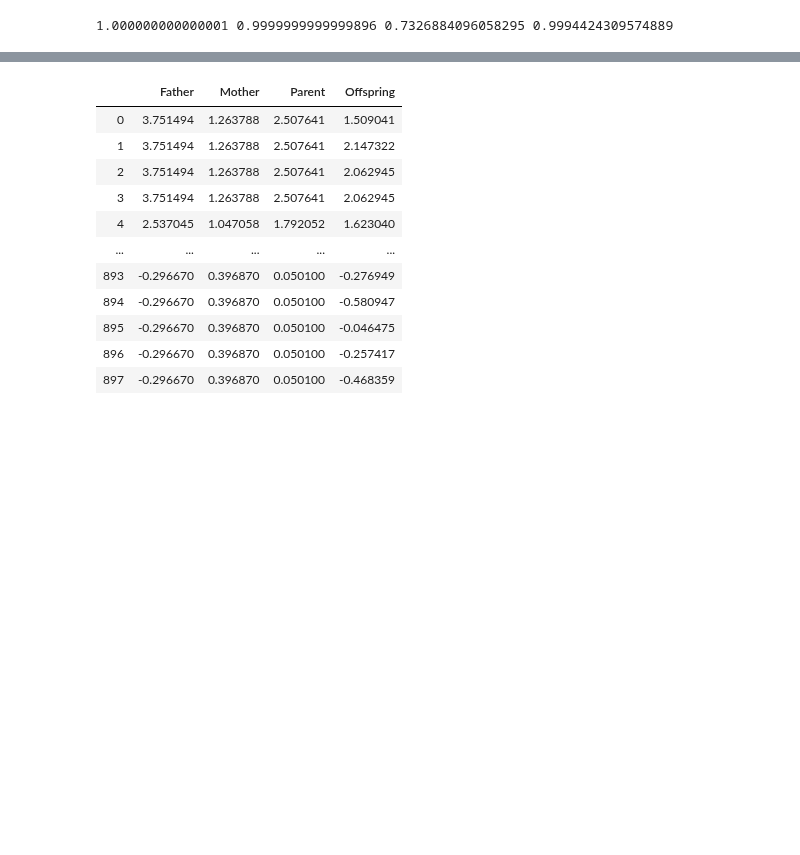
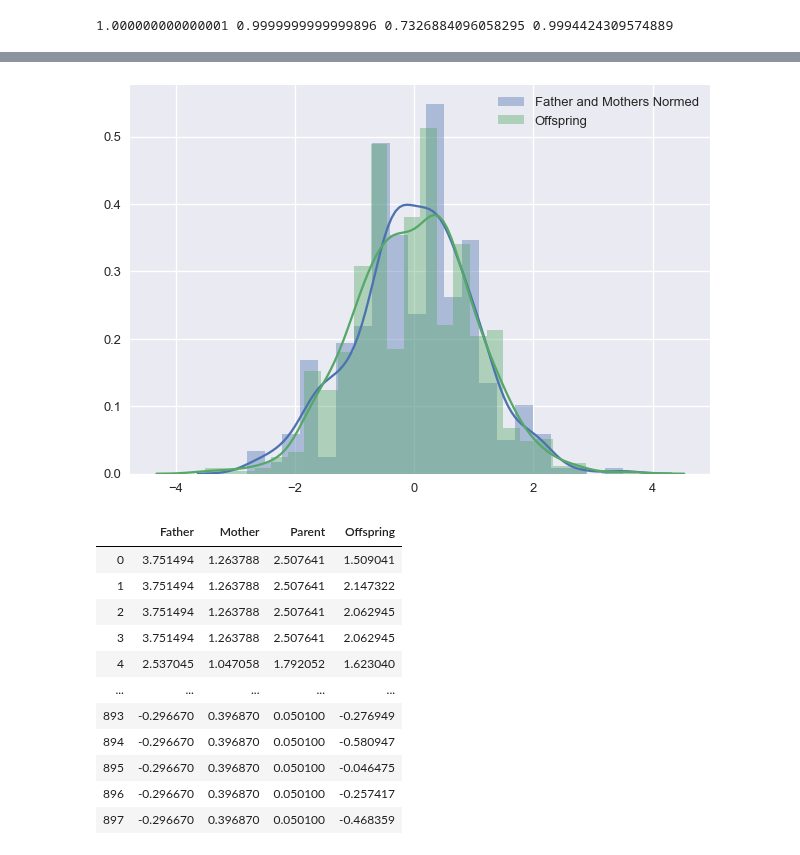
Before and after one commit to jessebmurray/polygenic, a Jupyter notebook: galton.ipynb, the cells around one changed output, grey strips where cells are left out. Drawn from its saved outputs; the diff is of its cells as text; code cells hidden in the pictures; blank space fills up the shorter version.

```diff
--- a/galton.ipynb
+++ b/galton.ipynb
@@ -291,3 +318,21 @@ galton_norm.Offspring.std())
+# %%
+father_distribution = np.array(father_distribution)
+mother_distribution = np.array(mother_distribution)
+# %%
+norm_father_distribution = (father_distribution - father_distribution.mean()) / \
+                            father_distribution.std()
+
+norm_mother_distribution = (mother_distribution - mother_distribution.mean()) / \
+                            mother_distribution.std()
+# %%
+normed_fm_dist = norm_father_distribution.tolist() + norm_mother_distribution.tolist()
+
+sns.distplot(normed_fm_dist, label='Father and Mothers Normed')
+sns.distplot(galton_norm.Offspring.tolist(), label='Offspring')
+plt.legend()
+plt.show()
+# %% [output]
+[figure, added]
 # %%
 galton_norm
 # %% [output]
```
Also changed, not shown: parts of 25 cells of this notebook.
